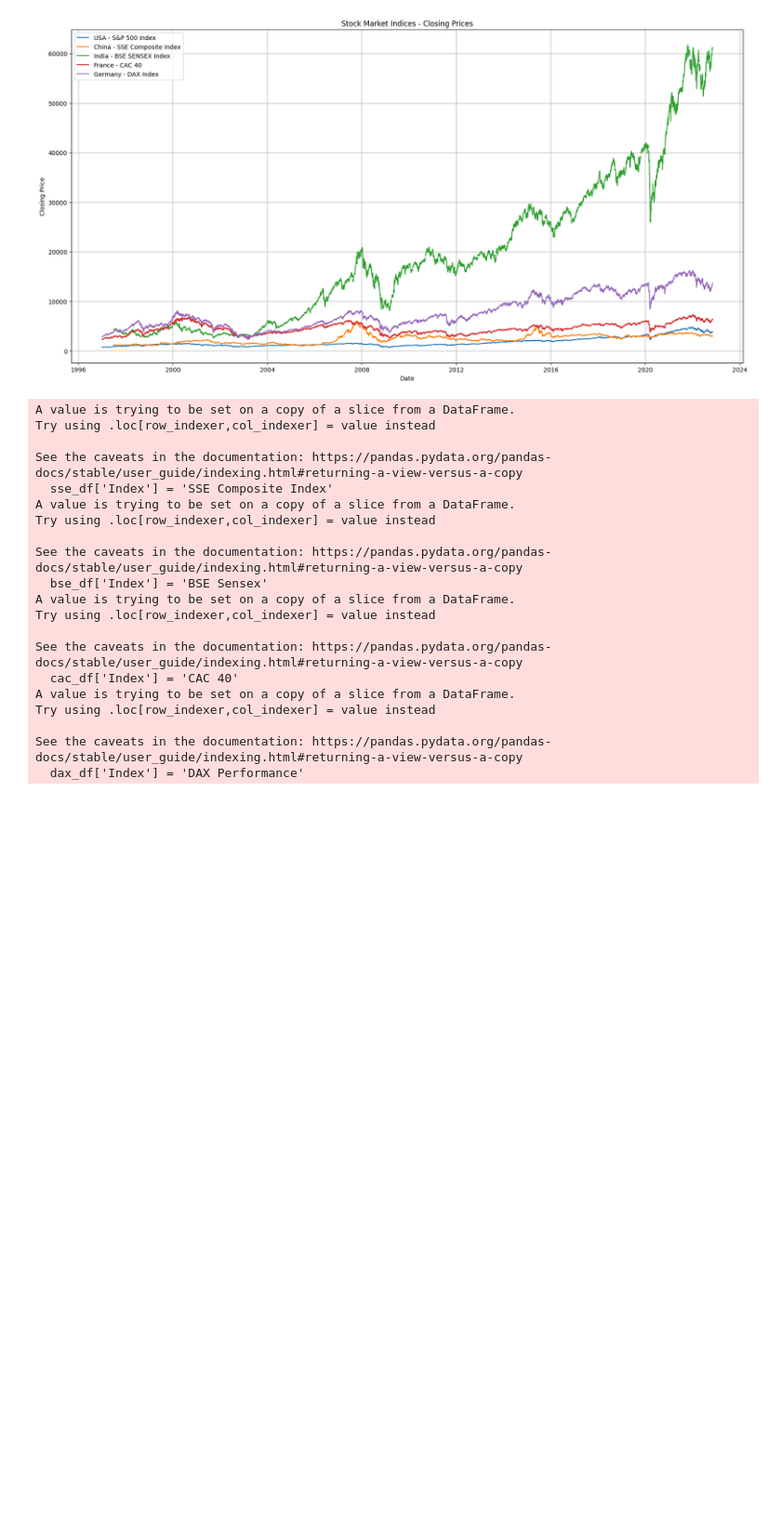
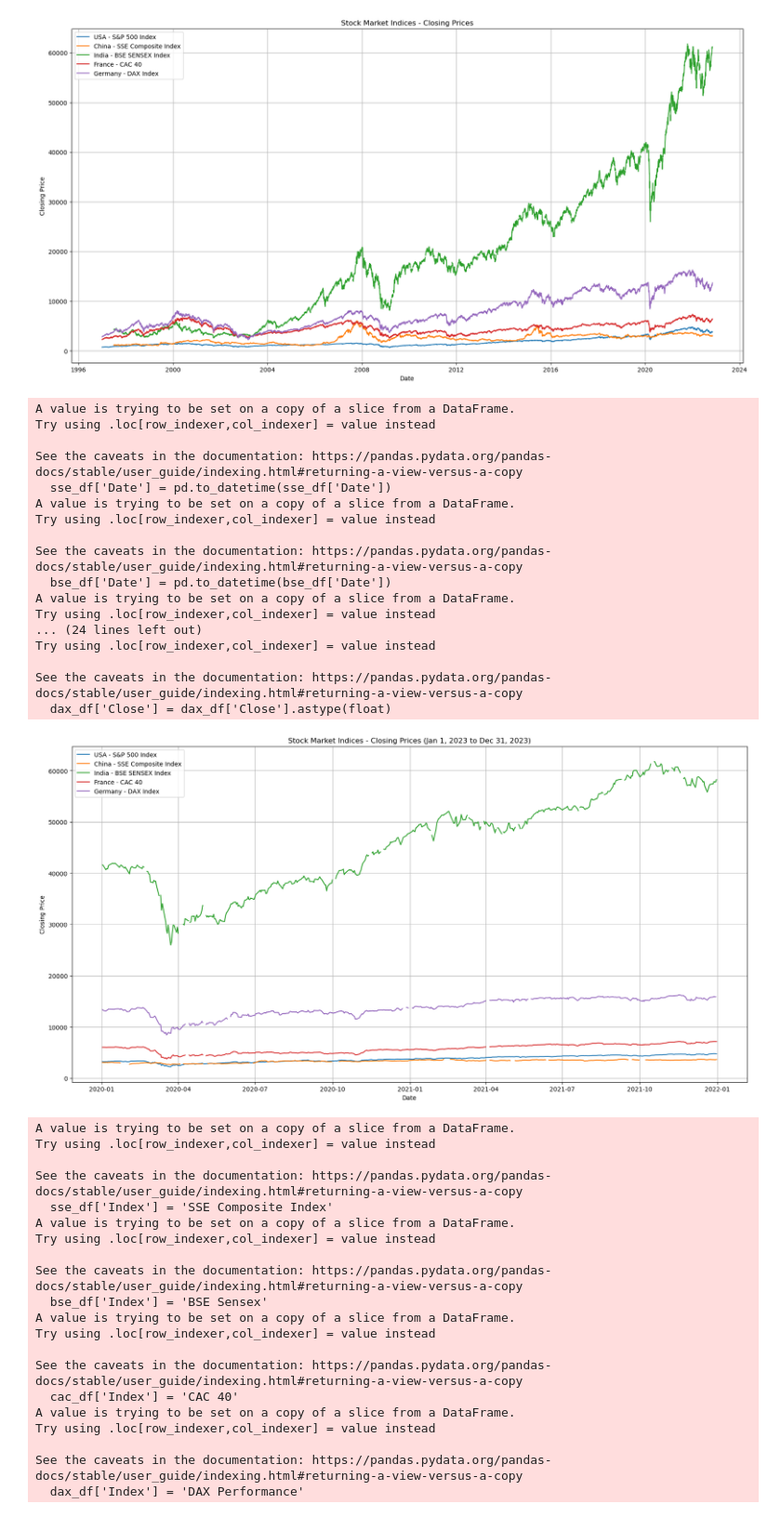
Before and after one commit to datla-ria/Project-1, a Jupyter notebook: project-1.ipynb, the cells around one changed output. Shown at 93% size. Saved outputs shown, nothing was run; the diff lists cells and outputs as text; code cells hidden in the pictures; blank space fills up the shorter version.

Commit message:
Created stock market graph for 2020

```diff
--- a/project-1.ipynb
+++ b/project-1.ipynb
@@ -402,6 +402,67 @@ Try using .loc[row_indexer,col_indexer] = value instead
 See the caveats in the documentation: https://pandas.pydata.org/pandas-docs/stable/user_guide/indexing.html#returning-a-view-versus-a-copy
   dax_df['Close'] = dax_df['Close'].astype(float)
 [figure]
+# %%
+# Convert Date columns to datetime if not already done
+snp_df['Date'] = pd.to_datetime(snp_df['Date'])
+sse_df['Date'] = pd.to_datetime(sse_df['Date'])
+bse_df['Date'] = pd.to_datetime(bse_df['Date'])
+cac_df['Date'] = pd.to_datetime(cac_df['Date'])
+dax_df['Date'] = pd.to_datetime(dax_df['Date'])
+
+# Convert Close data to float datatype if not already done
+snp_df['Close'] = snp_df['Close'].astype(float)
+sse_df['Close'] = sse_df['Close'].astype(float)
+bse_df['Close'] = bse_df['Close'].astype(float)
+cac_df['Close'] = cac_df['Close'].astype(float)
+dax_df['Close'] = dax_df['Close'].astype(float)
+
+# Filter dataframes for a specific date range (e.g., January 1, 2023 to December 31, 2023)
+start_date = '2020-01-01'
+end_date = '2021-12-31'
+
+snp_df_filtered = snp_df[(snp_df['Date'] >= start_date) & (snp_df['Date'] <= end_date)]
+sse_df_filtered = sse_df[(sse_df['Date'] >= start_date) & (sse_df['Date'] <= end_date)]
+bse_df_filtered = bse_df[(bse_df['Date'] >= start_date) & (bse_df['Date'] <= end_date)]
+cac_df_filtered = cac_df[(cac_df['Date'] >= start_date) & (cac_df['Date'] <= end_date)]
+dax_df_filtered = dax_df[(dax_df['Date'] >= start_date) & (dax_df['Date'] <= end_date)]
+
+# Plot the graph
+plt.figure(figsize=(20,10))
+
+# Plot the index dataframes
+plt.plot(snp_df_filtered['Date'], snp_df_filtered['Close'], label='USA - S&P 500 Index')
+plt.plot(sse_df_filtered['Date'], sse_df_filtered['Close'], label='China - SSE Composite Index')
+plt.plot(bse_df_filtered['Date'], bse_df_filtered['Close'], label='India - BSE SENSEX Index')
+plt.plot(cac_df_filtered['Date'], cac_df_filtered['Close'], label='France - CAC 40')
+plt.plot(dax_df_filtered['Date'], dax_df_filtered['Close'], label='Germany - DAX Index')
+
+# Create the graph details
+plt.xlabel('Date')
+plt.ylabel('Closing Price')
+plt.title('Stock Market Indices - Closing Prices (Jan 1, 2023 to Dec 31, 2023)')
+plt.grid(True)
+plt.legend()
+plt.show()
+# %% [output]
+A value is trying to be set on a copy of a slice from a DataFrame.
+Try using .loc[row_indexer,col_indexer] = value instead
+
+See the caveats in the documentation: https://pandas.pydata.org/pandas-docs/stable/user_guide/indexing.html#returning-a-view-versus-a-copy
+  sse_df['Date'] = pd.to_datetime(sse_df['Date'])
+A value is trying to be set on a copy of a slice from a DataFrame.
+Try using .loc[row_indexer,col_indexer] = value instead
+
+See the caveats in the documentation: https://pandas.pydata.org/pandas-docs/stable/user_guide/indexing.html#returning-a-view-versus-a-copy
+  bse_df['Date'] = pd.to_datetime(bse_df['Date'])
+A value is trying to be set on a copy of a slice from a DataFrame.
+Try using .loc[row_indexer,col_indexer] = value instead
+... (24 lines left out)
+Try using .loc[row_indexer,col_indexer] = value instead
+
+See the caveats in the documentation: https://pandas.pydata.org/pandas-docs/stable/user_guide/indexing.html#returning-a-view-versus-a-copy
+  dax_df['Close'] = dax_df['Close'].astype(float)
+[figure, added]
 # %%
 #Mergining the indices dataframes
 snp_df['Index'] = 'S&P 500'
```
